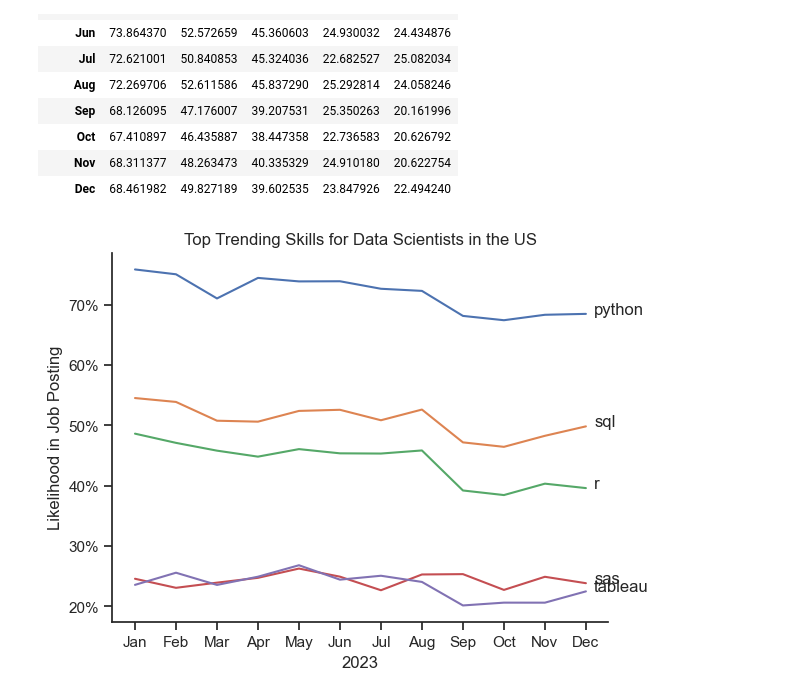
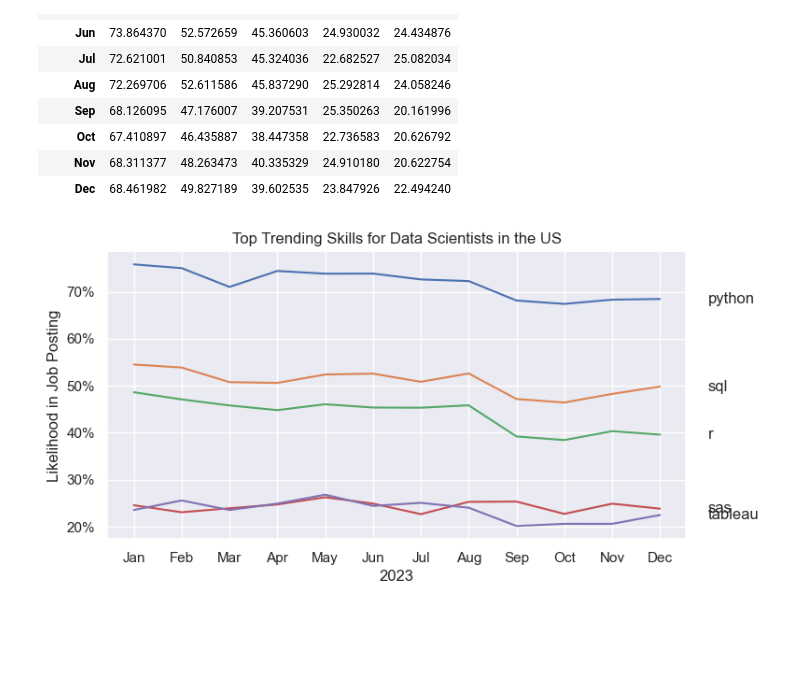
Before and after one commit to BonnyJude/VS, a Jupyter notebook: 3_Project/3_Skills_Trend.ipynb, the cells around one changed output. Cells and saved outputs as stored; diff of their text form; code cells hidden in the pictures; blank space fills up the shorter version.

```diff
--- a/3_Project/3_Skills_Trend.ipynb
+++ b/3_Project/3_Skills_Trend.ipynb
@@ -141,20 +141,21 @@ df_plot
 | Nov | 68.311377 | 48.263473 | 40.335329 | 24.910180 | 20.622754 |
 | Dec | 68.461982 | 49.827189 | 39.602535 | 23.847926 | 22.494240 |
 # %%
+plt.figure(figsize=(8, 4))
+
 sns.lineplot(data=df_plot, dashes=False)
-sns.set_theme(style='ticks')
-sns.despine()
-
 plt.title('Top Trending Skills for Data Scientists in the US')
 plt.ylabel('Likelihood in Job Posting')
 plt.xlabel('2023')
 plt.legend().remove()
 
-from matplotlib.ticker import PercentFormatter
+# Format the y-axis as a percentage and add text labels for each line
 ax = plt.gca()
 ax.yaxis.set_major_formatter(PercentFormatter(decimals=0))
 
 for i in range(5):
-    plt.text(11.2, df_plot.iloc[-1, i], df_plot.columns[i]) # 11 here is the x value and that specifies where you want the text to be on the chart. Here we're choosing Dec. For the y vakue, we have to use the iloc method to specify that we want the last value of each month. Then we select the name of the columns.
+    plt.text(12, df_plot.iloc[-1, i], df_plot.columns[i], ha='left', va='center')
+
+plt.show()
 # %% [output]
-[figure, old version]
+[figure, new version]
```
Also changed, not shown: 13 other files.
